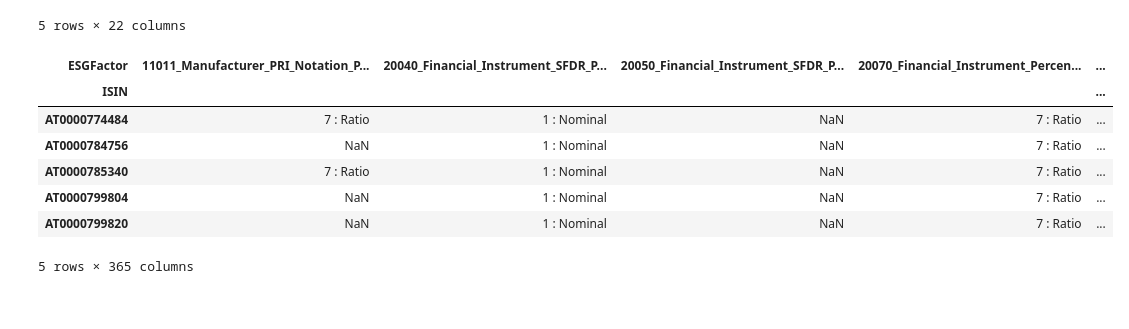
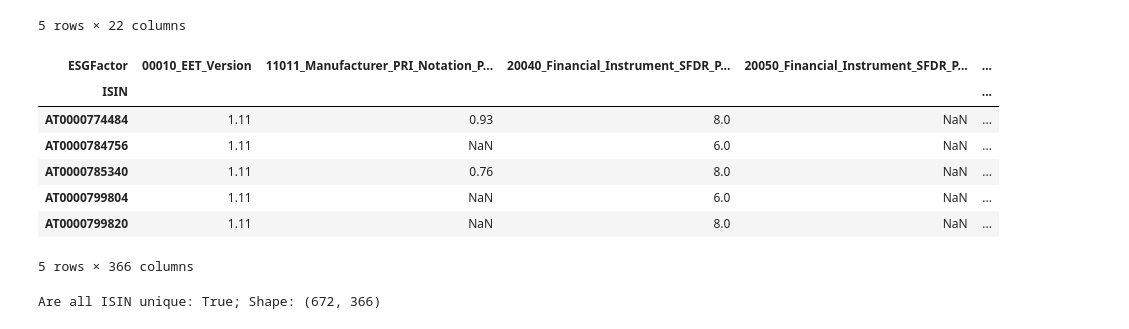
Before and after one commit to casparschucan/TheHackSnacks, a Jupyter notebook: ESG/get_data.ipynb, the cells around one changed output. Saved outputs shown, nothing was run; the diff lists cells and outputs as text; code cells hidden in the pictures.

```diff
--- a/ESG/get_data.ipynb
+++ b/ESG/get_data.ipynb
@@ -18,18 +18,21 @@ data.head()
 5 rows × 22 columns
 # %%
 # Reshape the data
-reshaped_data = data.pivot_table(index='ISIN', columns='ESGFactor', values='ESGFactorAmountLastYear', aggfunc='first')
-reshaped_data_units = data.pivot_table(index='ISIN', columns='ESGFactor', values='ESGFactorAmountLastYearUnit', aggfunc='first')
+reshaped_data = data.copy().pivot_table(index='ISIN', columns='ESGFactor', values='ESGFactorAmountLastYear', aggfunc='first')
+reshaped_data_units = data.copy().pivot_table(index='ISIN', columns='ESGFactor', values='ESGFactorAmountLastYearUnit', aggfunc='first')
 
 # Display the reshaped data's first few rows
 display(reshaped_data.head())
-reshaped_data_units.head()
+reshaped_data_units.sort_index().head()
+
+print(f'Are all ISIN unique: {len(reshaped_data.index.unique()) == reshaped_data.shape[0]}; Shape: {reshaped_data.shape}')
 # %% [output]
-| ESGFactor | 11011_Manufacturer_PRI_Notation_P... | 20040_Financial_Instrument_SFDR_P... | 20050_Financial_Instrument_SFDR_P... | 20070_Financial_Instrument_Percen... | ... |
+| ESGFactor | 00010_EET_Version | 11011_Manufacturer_PRI_Notation_P... | 20040_Financial_Instrument_SFDR_P... | 20050_Financial_Instrument_SFDR_P... | ... |
 | ISIN |  |  |  |  | ... |
-| AT0000774484 | 7 : Ratio | 1 : Nominal | NaN | 7 : Ratio | ... |
-| AT0000784756 | NaN | 1 : Nominal | NaN | 7 : Ratio | ... |
-| AT0000785340 | 7 : Ratio | 1 : Nominal | NaN | 7 : Ratio | ... |
-| AT0000799804 | NaN | 1 : Nominal | NaN | 7 : Ratio | ... |
-| AT0000799820 | NaN | 1 : Nominal | NaN | 7 : Ratio | ... |
+| AT0000774484 | 1.11 | 0.93 | 8.0 | NaN | ... |
+| AT0000784756 | 1.11 | NaN | 6.0 | NaN | ... |
+| AT0000785340 | 1.11 | 0.76 | 8.0 | NaN | ... |
+| AT0000799804 | 1.11 | NaN | 6.0 | NaN | ... |
+| AT0000799820 | 1.11 | NaN | 8.0 | NaN | ... |
-5 rows × 365 columns
+5 rows × 366 columns
+Are all ISIN unique: True; Shape: (672, 366)
```
Also changed, not shown: parts of 1 cell of this notebook.
